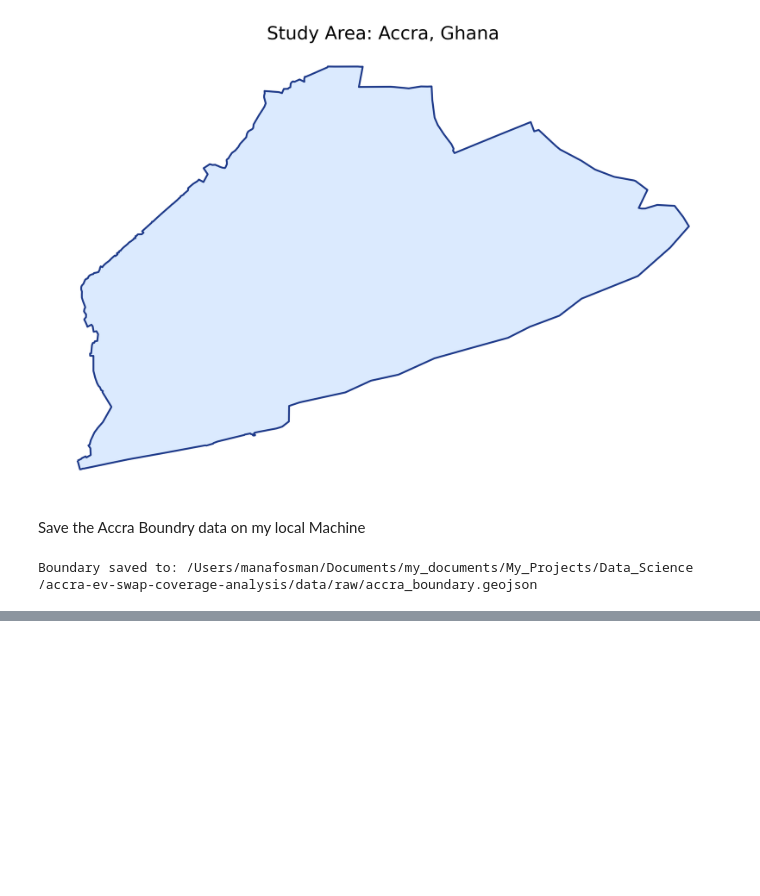
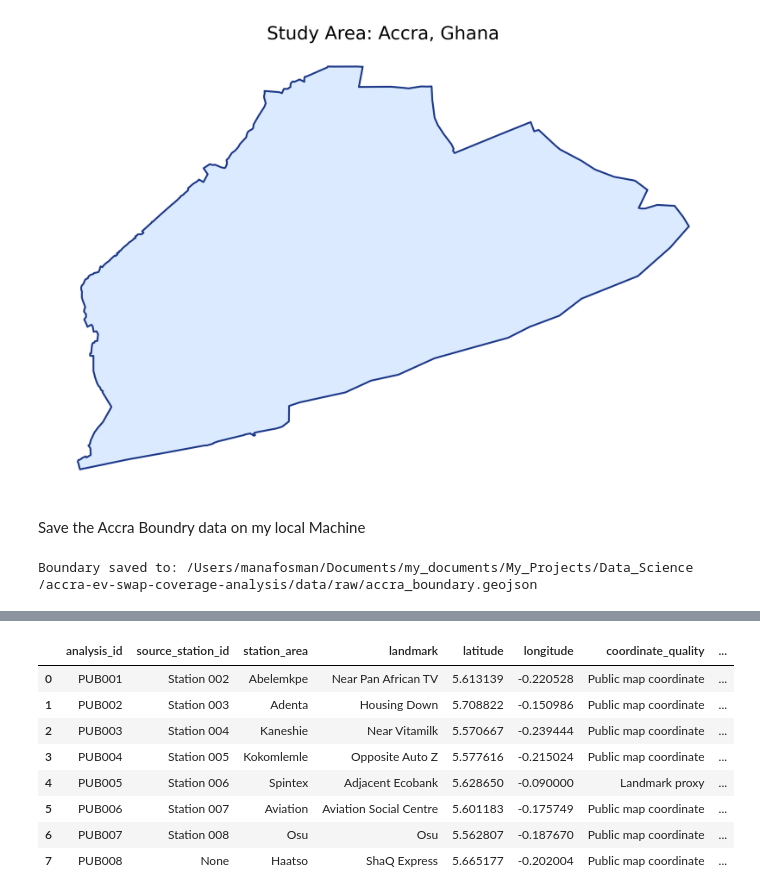
Before and after one commit to manafosman-dev/accra_ev_swap_coverage_analysis, a Jupyter notebook: notebooks/01_boundary_and_station_data.ipynb, the cells around one changed output, grey strips where cells are left out. Saved outputs shown, nothing was run; the diff lists cells and outputs as text; code cells hidden in the pictures; blank space fills up the shorter version.

```diff
--- a/notebooks/01_boundary_and_station_data.ipynb
+++ b/notebooks/01_boundary_and_station_data.ipynb
@@ -71,0 +74,93 @@ Boundary saved to: /Users/manafosman/Documents/my_documents/My_Projects/Data_Sci
+# %%
+public_station_data = [
+    {
+        "analysis_id": "PUB001",
+        "source_station_id": "Station 002",
+        "station_area": "Abelemkpe",
+        "landmark": "Near Pan African TV",
+        "latitude": 5.6131389,
+        "longitude": -0.2205278,
+        "coordinate_quality": "Public map coordinate",
+    },
+    {
+        "analysis_id": "PUB002",
+        "source_station_id": "Station 003",
+        "station_area": "Adenta",
+        "landmark": "Housing Down",
+        "latitude": 5.7088220,
+        "longitude": -0.1509860,
+        "coordinate_quality": "Public map coordinate",
+    },
+    {
+        "analysis_id": "PUB003",
+        "source_station_id": "Station 004",
+        "station_area": "Kaneshie",
+        "landmark": "Near Vitamilk",
+        "latitude": 5.5706667,
+        "longitude": -0.2394444,
+        "coordinate_quality": "Public map coordinate",
+    },
+    {
+        "analysis_id": "PUB004",
+        "source_station_id": "Station 005",
+        "station_area": "Kokomlemle",
+        "landmark": "Opposite Auto Z",
+        "latitude": 5.5776160,
+        "longitude": -0.2150240,
+        "coordinate_quality": "Public map coordinate",
+    },
+    {
+        "analysis_id": "PUB005",
+        "source_station_id": "Station 006",
+        "station_area": "Spintex",
+        "landmark": "Adjacent Ecobank",
+        "latitude": 5.6286500,
+        "longitude": -0.0900000,
+        "coordinate_quality": "Landmark proxy",
+    },
+    {
+        "analysis_id": "PUB006",
+        "source_station_id": "Station 007",
+        "station_area": "Aviation",
+        "landmark": "Aviation Social Centre",
+        "latitude": 5.6011828,
+        "longitude": -0.1757488,
+        "coordinate_quality": "Public map coordinate",
+    },
+    {
+        "analysis_id": "PUB007",
+        "source_station_id": "Station 008",
+        "station_area": "Osu",
+        "landmark": "Osu",
+        "latitude": 5.5628073,
+        "longitude": -0.1876698,
+        "coordinate_quality": "Public map coordinate",
+    },
+    {
+        "analysis_id": "PUB008",
+        "source_station_id": None,
+        "station_area": "Haatso",
+        "landmark": "ShaQ Express",
+        "latitude": 5.6651767,
+        "longitude": -0.2020037,
+        "coordinate_quality": "Public map coordinate",
+    },
+]
+
+stations_df = pd.DataFrame(public_station_data)
+
+stations_df["operator"] = "Kofa"
+stations_df["source"] = "Ghana Energy Commission"
+stations_df["source_accessed_date"] = "2026-08-12"
+
+stations_df
+# %% [output]
+|  | analysis_id | source_station_id | station_area | landmark | latitude | longitude | coordinate_quality | ... |
+| 0 | PUB001 | Station 002 | Abelemkpe | Near Pan African TV | 5.613139 | -0.220528 | Public map coordinate | ... |
+| 1 | PUB002 | Station 003 | Adenta | Housing Down | 5.708822 | -0.150986 | Public map coordinate | ... |
+| 2 | PUB003 | Station 004 | Kaneshie | Near Vitamilk | 5.570667 | -0.239444 | Public map coordinate | ... |
+| 3 | PUB004 | Station 005 | Kokomlemle | Opposite Auto Z | 5.577616 | -0.215024 | Public map coordinate | ... |
+| 4 | PUB005 | Station 006 | Spintex | Adjacent Ecobank | 5.628650 | -0.090000 | Landmark proxy | ... |
+| 5 | PUB006 | Station 007 | Aviation | Aviation Social Centre | 5.601183 | -0.175749 | Public map coordinate | ... |
+| 6 | PUB007 | Station 008 | Osu | Osu | 5.562807 | -0.187670 | Public map coordinate | ... |
+| 7 | PUB008 | None | Haatso | ShaQ Express | 5.665177 | -0.202004 | Public map coordinate | ... |
```
Also changed, not shown: parts of 7 cells of this notebook, 2 other files.
